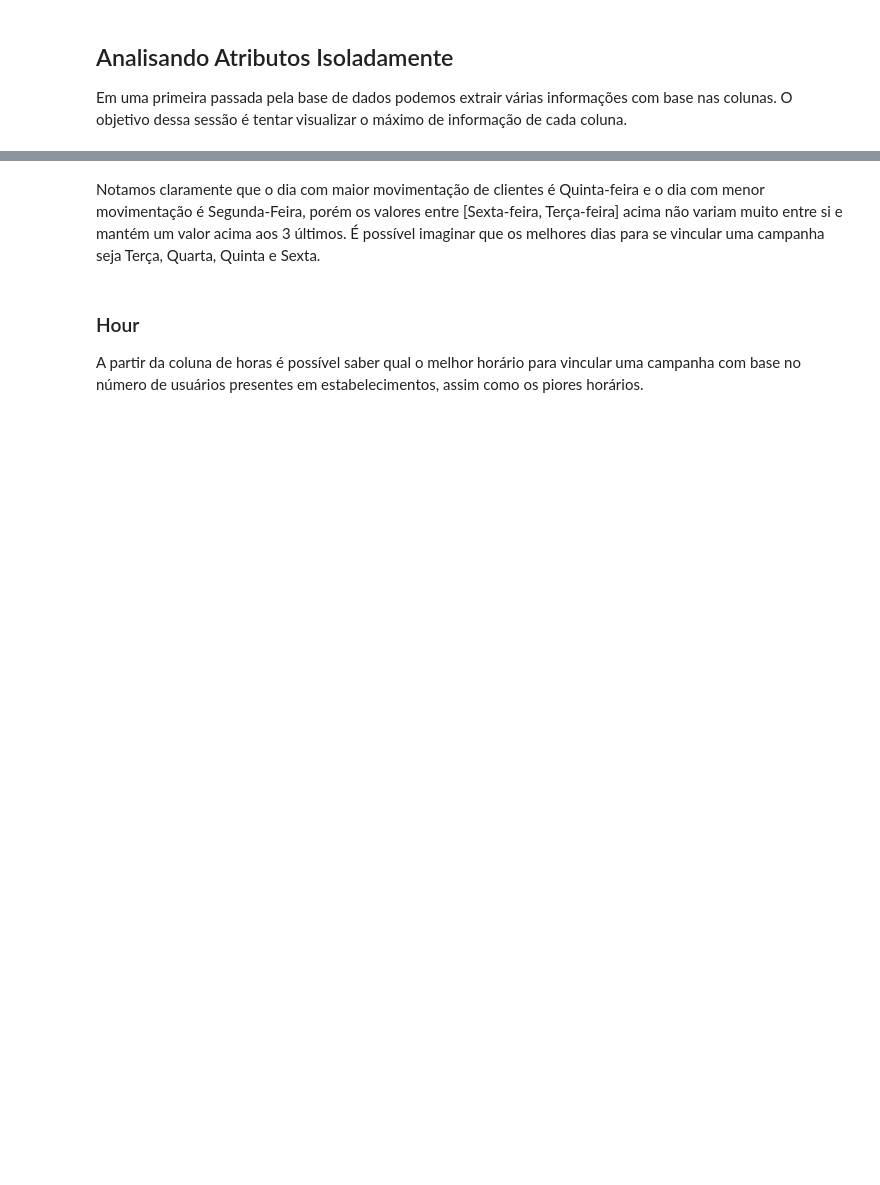
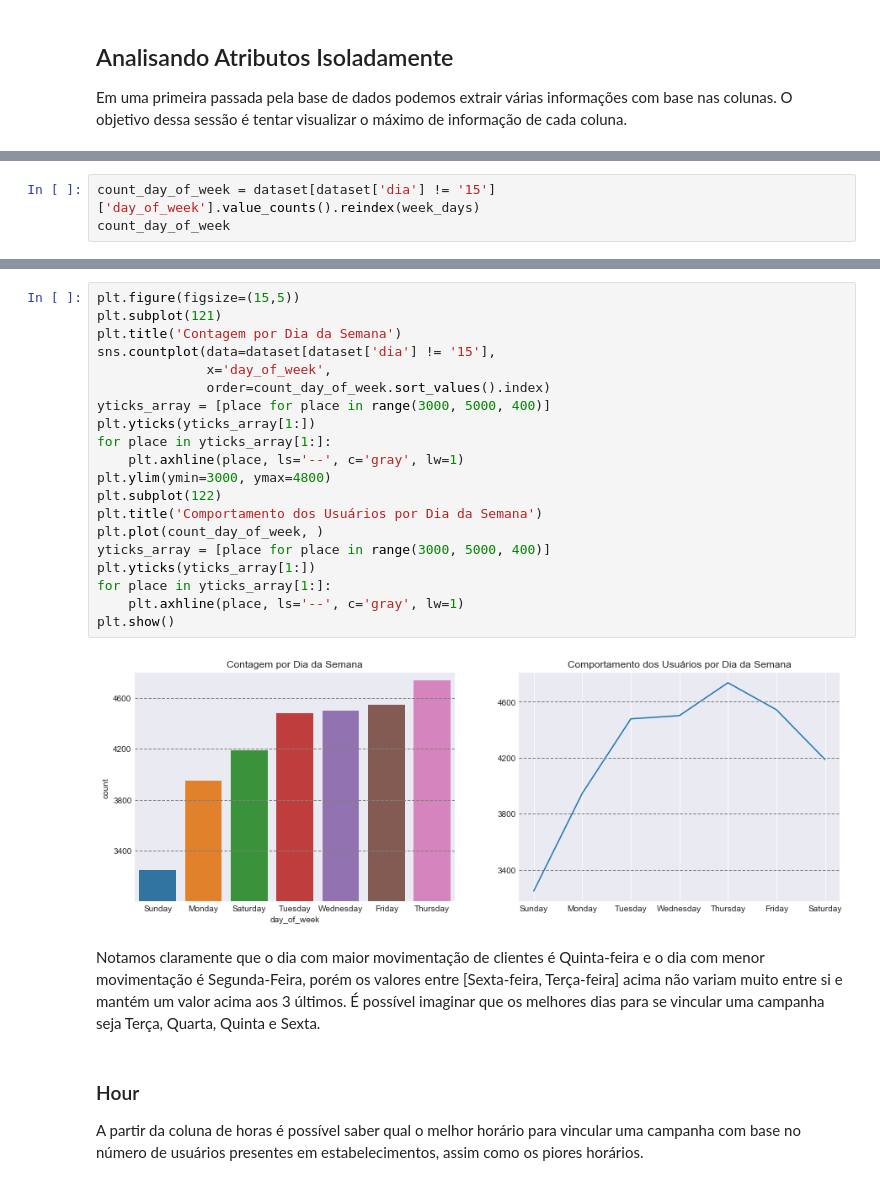
Before and after one commit to jvsn19/analise_varejo, a Jupyter notebook: Projeto.ipynb, the cells around one changed output, grey strips where cells are left out. Drawn from its saved outputs; the diff is of its cells as text; blank space fills up the shorter version.

```diff
--- a/Projeto.ipynb
+++ b/Projeto.ipynb
@@ -117,0 +115,3 @@ plt.show()
+# %%
+count_day_of_week = dataset[dataset['dia'] != '15']['day_of_week'].value_counts().reindex(week_days)
+count_day_of_week
@@ -118,3 +127,25 @@ plt.show()
+# %%
+plt.figure(figsize=(15,5))
+plt.subplot(121)
+plt.title('Contagem por Dia da Semana')
+sns.countplot(data=dataset[dataset['dia'] != '15'],
+              x='day_of_week',
+              order=count_day_of_week.sort_values().index)
+yticks_array = [place for place in range(3000, 5000, 400)]
+plt.yticks(yticks_array[1:])
+for place in yticks_array[1:]:
+    plt.axhline(place, ls='--', c='gray', lw=1)
+plt.ylim(ymin=3000, ymax=4800)
+plt.subplot(122)
+plt.title('Comportamento dos Usuários por Dia da Semana')
+plt.plot(count_day_of_week, )
+yticks_array = [place for place in range(3000, 5000, 400)]
+plt.yticks(yticks_array[1:])
+for place in yticks_array[1:]:
+    plt.axhline(place, ls='--', c='gray', lw=1)
+plt.show()
+# %% [output]
+[figure, added]
 # %% [markdown]
 <p>Notamos claramente que o dia com maior movimentação de clientes é Quinta-feira e o dia com menor movimentação é Segunda-Feira, porém os valores entre [Sexta-feira, Terça-feira] acima não variam muito entre si e mantém um valor acima aos 3 últimos. É possível imaginar que os melhores dias para se vincular uma campanha seja Terça, Quarta, Quinta e Sexta.</p>
 # %% [markdown]
```
Also changed, not shown: parts of 14 cells of this notebook.
